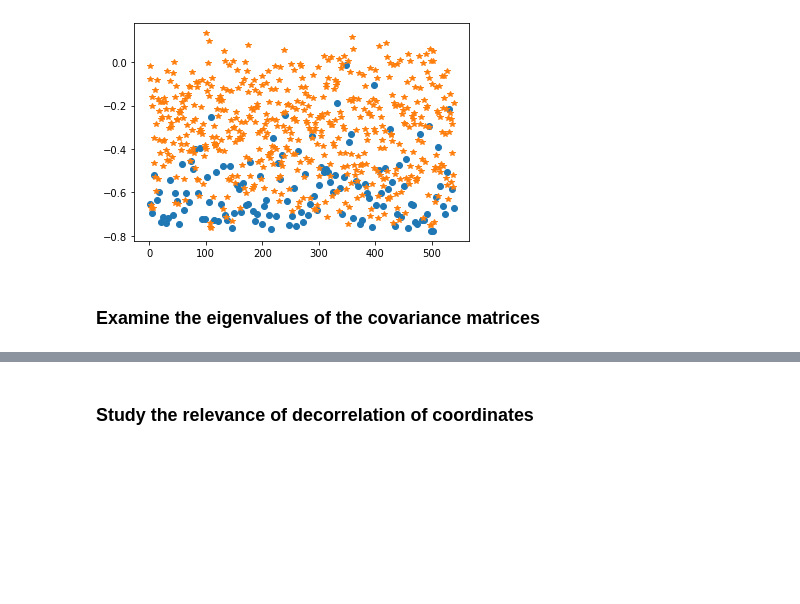
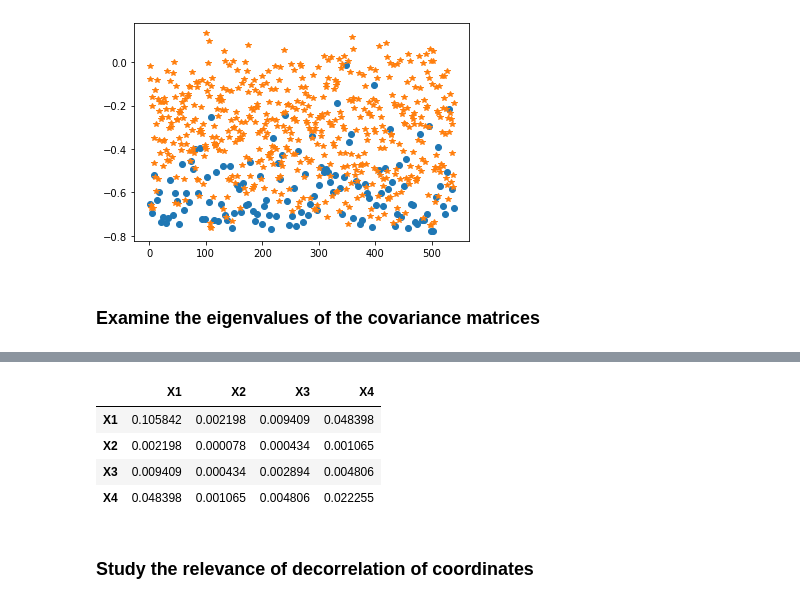
Before and after one commit to NacerSebtiMS/P300-Data-Analysis, a Jupyter notebook: P300_Data_Analysis.ipynb, the cells around one changed output, grey strips where cells are left out. Drawn from its saved outputs; the diff is of its cells as text; code cells hidden in the pictures; blank space fills up the shorter version.

```diff
--- a/P300_Data_Analysis.ipynb
+++ b/P300_Data_Analysis.ipynb
@@ -128,3 +162,35 @@ plt.show()
+# %%
+# Coding the df.cov() method
+def avg(column):
+  return column.sum()/len(column)
+
+def covariance(column1, column2):
+  if(len(column1) != len(column2)):
+    raise Exception("Column1 and Column2 don't have the same len")
+  else :
+    term1 = column1 - avg(column1)
+    term2 = column2 - avg(column1)
+    mult = term1 * term2.transpose()
+    s = mult.sum()
+    return s / (len(column1)-1)
+
+def covariance_matrice(df):
+  col = df.columns
+  cov_mat = pd.DataFrame(np.zeros([len(df.columns),len(df.columns)]), index=col,columns=col)
+  for i in range(len(df.columns)):
+    for j in range(i,len(col)):
+      c = covariance(df[col[i]],df[col[j]])
+      cov_mat[col[i]][col[j]] = c
+      cov_mat[col[j]][col[i]] = c
+  return cov_mat
+# %%
+covariance_matrice(ref_P300)
+# %% [output]
+|  | X1 | X2 | X3 | X4 |
+| X1 | 0.105842 | 0.002198 | 0.009409 | 0.048398 |
+| X2 | 0.002198 | 0.000078 | 0.000434 | 0.001065 |
+| X3 | 0.009409 | 0.000434 | 0.002894 | 0.004806 |
+| X4 | 0.048398 | 0.001065 | 0.004806 | 0.022255 |
 # %% [markdown]
 ### Study the relevance of decorrelation of coordinates
 # %% [markdown]
```
Also changed, not shown: parts of 11 cells of this notebook.
